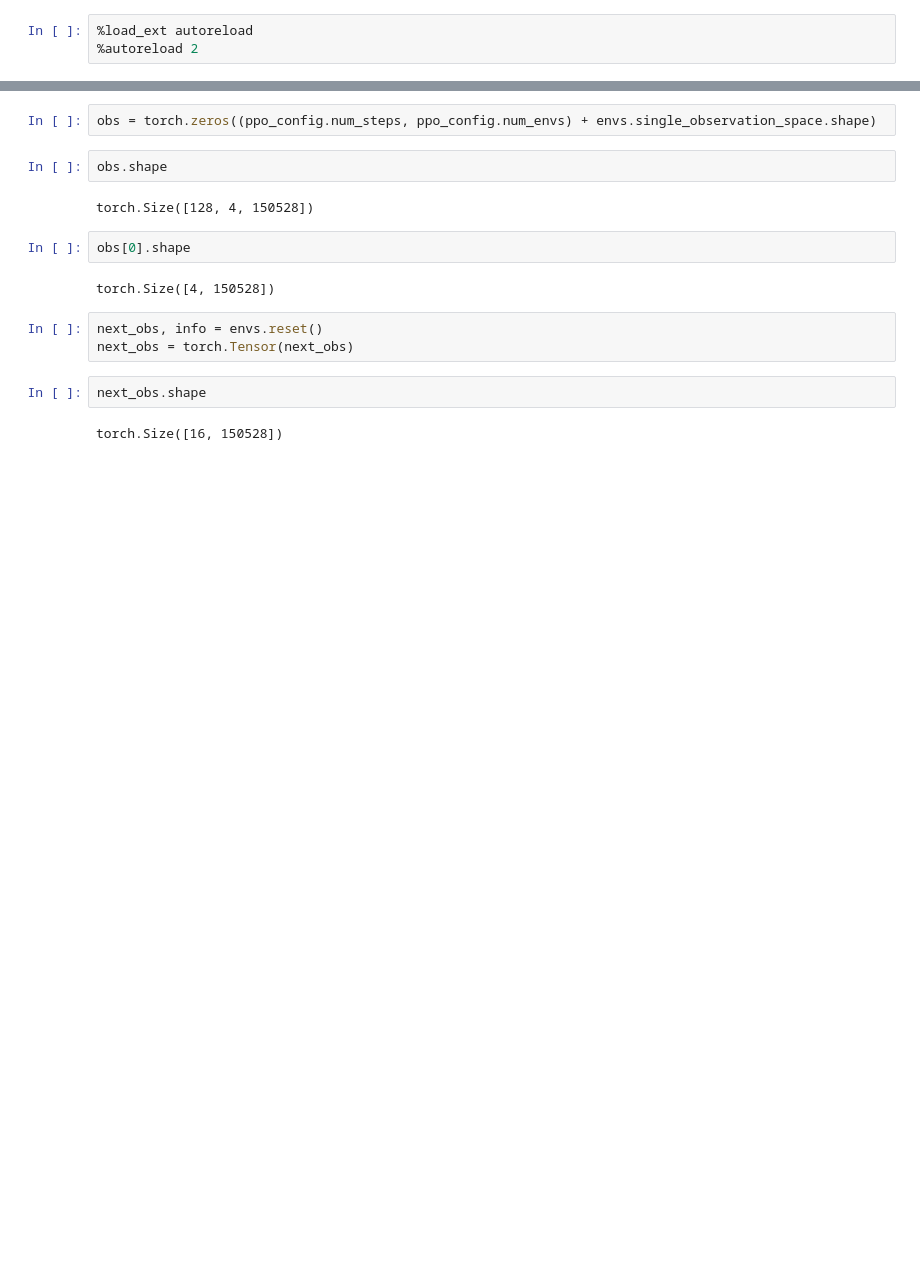
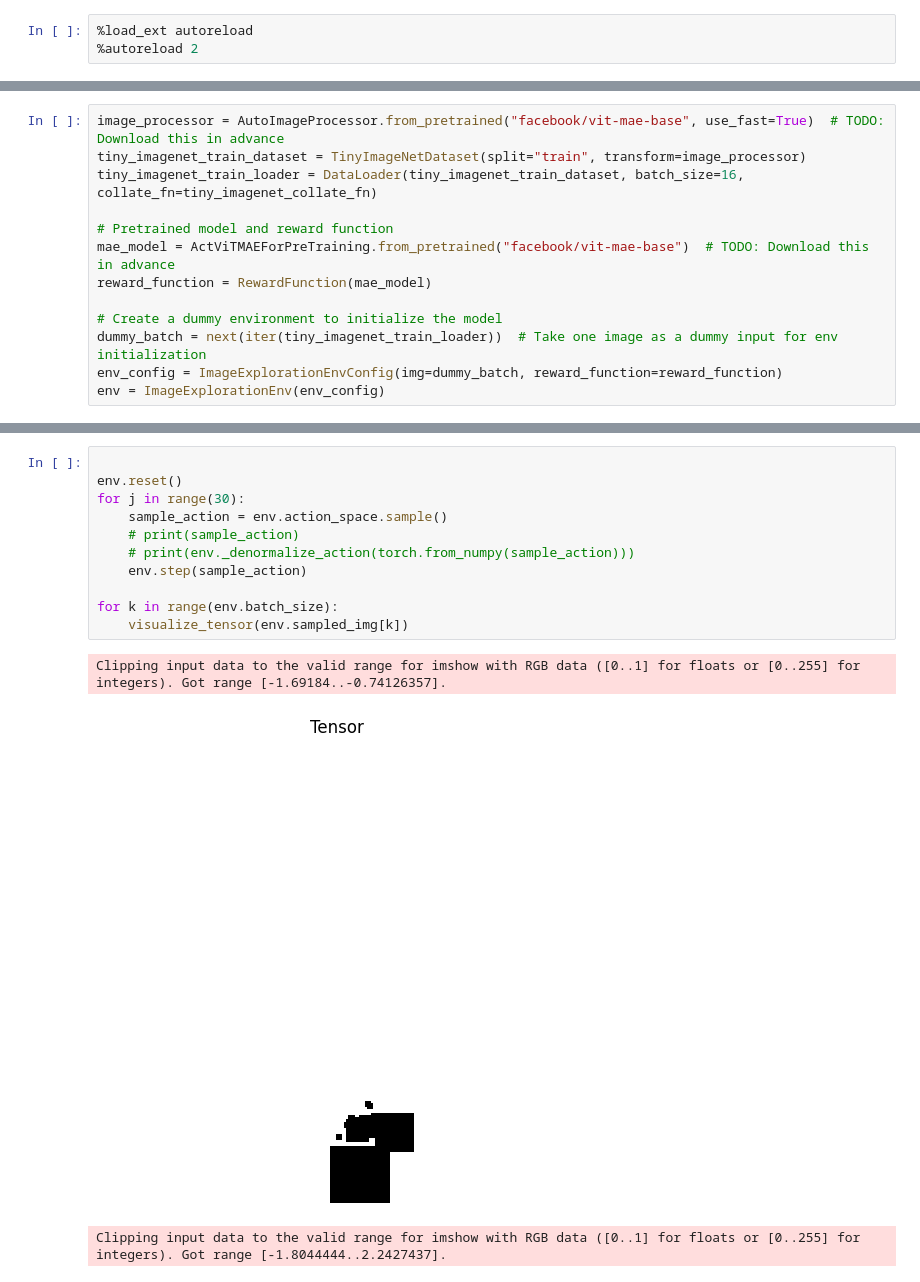
Before and after one commit to tcouso/uav_active_sensing, a Jupyter notebook: notebooks/1.04-image-env.ipynb, the cells around one changed output, grey strips where cells are left out. Cells and saved outputs as stored; diff of their text form; blank space fills up the shorter version.

```diff
--- a/notebooks/1.04-image-env.ipynb
+++ b/notebooks/1.04-image-env.ipynb
@@ -24,3 +21,16 @@ tiny_imagenet_train_loader = DataLoader(tiny_imagenet_train_dataset, batch_size=
+# %%
+image_processor = AutoImageProcessor.from_pretrained("facebook/vit-mae-base", use_fast=True)  # TODO: Download this in advance
+tiny_imagenet_train_dataset = TinyImageNetDataset(split="train", transform=image_processor)
+tiny_imagenet_train_loader = DataLoader(tiny_imagenet_train_dataset, batch_size=16, collate_fn=tiny_imagenet_collate_fn)
+
+# Pretrained model and reward function
+mae_model = ActViTMAEForPreTraining.from_pretrained("facebook/vit-mae-base")  # TODO: Download this in advance
+reward_function = RewardFunction(mae_model)
+
+# Create a dummy environment to initialize the model
+dummy_batch = next(iter(tiny_imagenet_train_loader))  # Take one image as a dummy input for env initialization
+env_config = ImageExplorationEnvConfig(img=dummy_batch, reward_function=reward_function)
+env = ImageExplorationEnv(env_config)
 # %%
 model = ActViTMAEForPreTraining.from_pretrained("facebook/vit-mae-base")
 reward_function = RewardFunction(model)
@@ -38,17 +37,15 @@ envs.single_observation_space.shape
-# %%
-obs = torch.zeros((ppo_config.num_steps, ppo_config.num_envs) + envs.single_observation_space.shape)
-# %%
-obs.shape
-# %% [output]
-torch.Size([128, 4, 150528])
-# %%
-obs[0].shape
-# %% [output]
-torch.Size([4, 150528])
-# %%
-next_obs, info = envs.reset()
-next_obs = torch.Tensor(next_obs)
-# %%
-next_obs.shape
-# %% [output]
-torch.Size([16, 150528])
+# %%
+
+env.reset()
+for j in range(30):
+    sample_action = env.action_space.sample()
+    # print(sample_action)
+    # print(env._denormalize_action(torch.from_numpy(sample_action)))
+    env.step(sample_action)
+
+for k in range(env.batch_size):
+    visualize_tensor(env.sampled_img[k])
+# %% [output]
+Clipping input data to the valid range for imshow with RGB data ([0..1] for floats or [0..255] for integers). Got range [-1.69184..-0.74126357].
+[figure, added]
+Clipping input data to the valid range for imshow with RGB data ([0..1] for floats or [0..255] for integers). Got range [-1.8044444..2.2427437].
```
Also changed, not shown: parts of 8 cells of this notebook, 19 other files.
